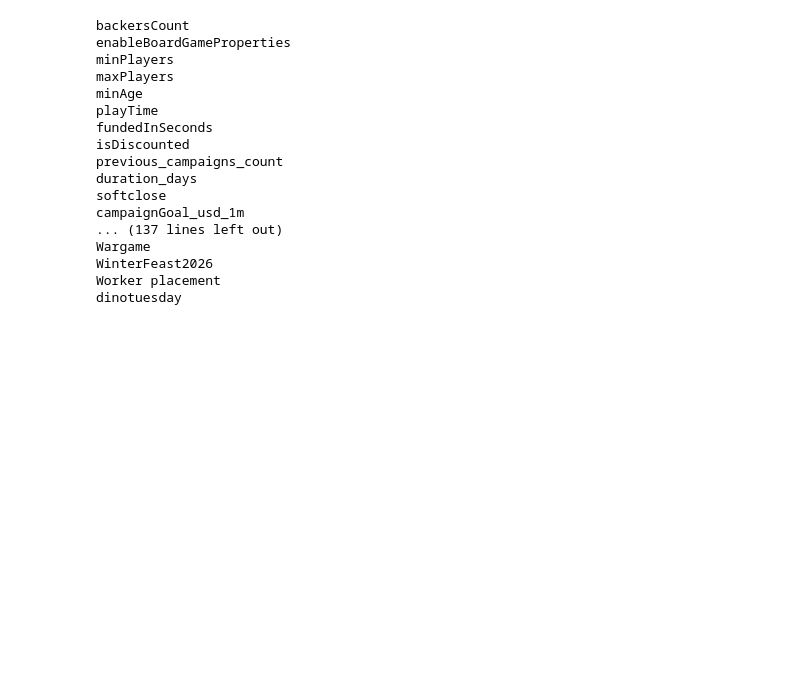
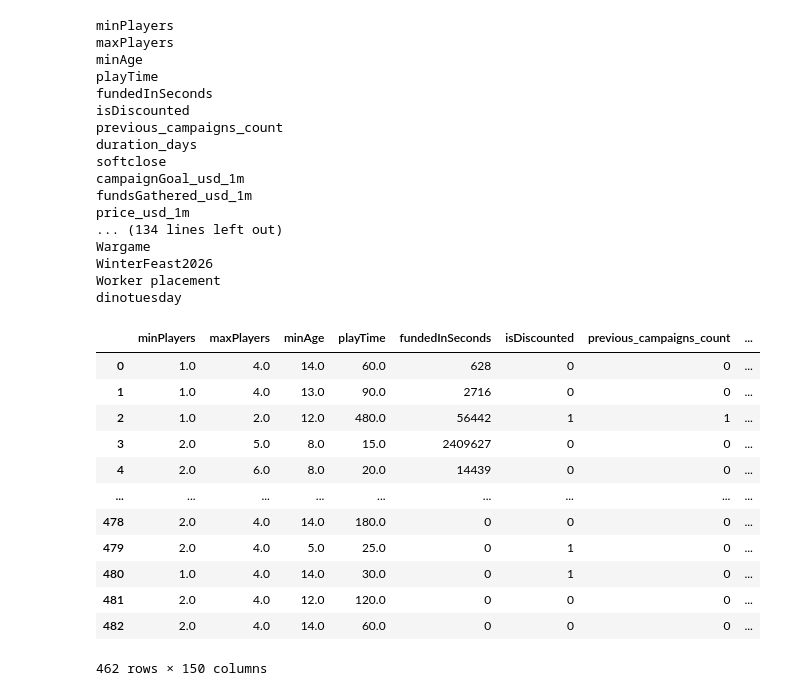
Before and after one commit to jjongseon/Asac-project, a Jupyter notebook: 01_Src/ml/ml_js.ipynb, the cells around one changed output. Cells and saved outputs as stored; diff of their text form; code cells hidden in the pictures; blank space fills up the shorter version.

```diff
--- a/01_Src/ml/ml_js.ipynb
+++ b/01_Src/ml/ml_js.ipynb
@@ -2,13 +2,11 @@
 import pandas as pd
 df = pd.read_csv('../../02_Data/processed/real_final_ml.csv')
 # %%
-df = df.drop(columns=['projectID'])
+df = df.drop(columns=['enableBoardGameProperties','projectID','campaignGoal_usd_6m','fundsGathered_usd_6m','price_usd_6m','is_backer_0','is_backer_1'])
 # %%
-for col in df.columns:
-    print(col)
+for i in df.columns:
+    print(i)
 # %% [output]
-backersCount
-enableBoardGameProperties
 minPlayers
 maxPlayers
 minAge
@@ -19,11 +17,31 @@ previous_campaigns_count
 duration_days
 softclose
 campaignGoal_usd_1m
-... (137 lines left out)
+fundsGathered_usd_1m
+price_usd_1m
+... (134 lines left out)
 Wargame
 WinterFeast2026
 Worker placement
 dinotuesday
+# %%
+df=df.loc[df['fundsGathered_usd_1m']<2000000]
+# %%
+df
+# %% [output]
+|  | minPlayers | maxPlayers | minAge | playTime | fundedInSeconds | isDiscounted | previous_campaigns_count | ... |
+| 0 | 1.0 | 4.0 | 14.0 | 60.0 | 628 | 0 | 0 | ... |
+| 1 | 1.0 | 4.0 | 13.0 | 90.0 | 2716 | 0 | 0 | ... |
+| 2 | 1.0 | 2.0 | 12.0 | 480.0 | 56442 | 1 | 1 | ... |
+| 3 | 2.0 | 5.0 | 8.0 | 15.0 | 2409627 | 0 | 0 | ... |
+| 4 | 2.0 | 6.0 | 8.0 | 20.0 | 14439 | 0 | 0 | ... |
+| ... | ... | ... | ... | ... | ... | ... | ... | ... |
+| 478 | 2.0 | 4.0 | 14.0 | 180.0 | 0 | 0 | 0 | ... |
+| 479 | 2.0 | 4.0 | 5.0 | 25.0 | 0 | 1 | 0 | ... |
+| 480 | 1.0 | 4.0 | 14.0 | 30.0 | 0 | 1 | 0 | ... |
+| 481 | 2.0 | 4.0 | 12.0 | 120.0 | 0 | 0 | 0 | ... |
+| 482 | 2.0 | 4.0 | 14.0 | 60.0 | 0 | 0 | 0 | ... |
+462 rows × 150 columns
 # %%
 # 성과 지표 y
 performance = [
```
Also changed, not shown: parts of 17 cells of this notebook, 1 other file.
